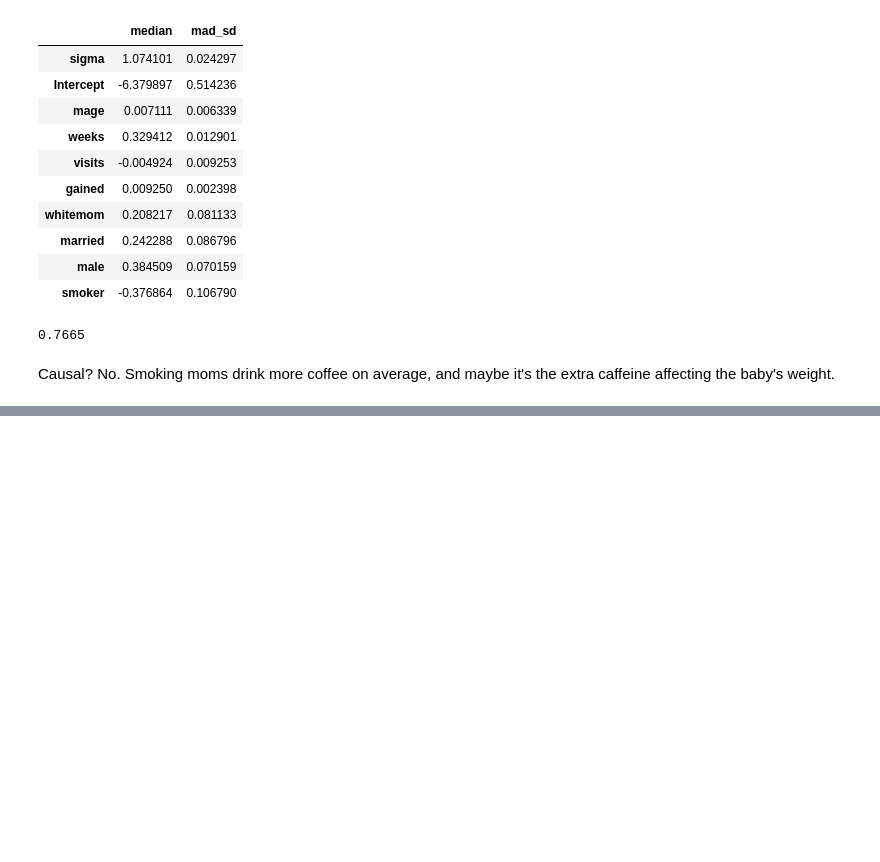
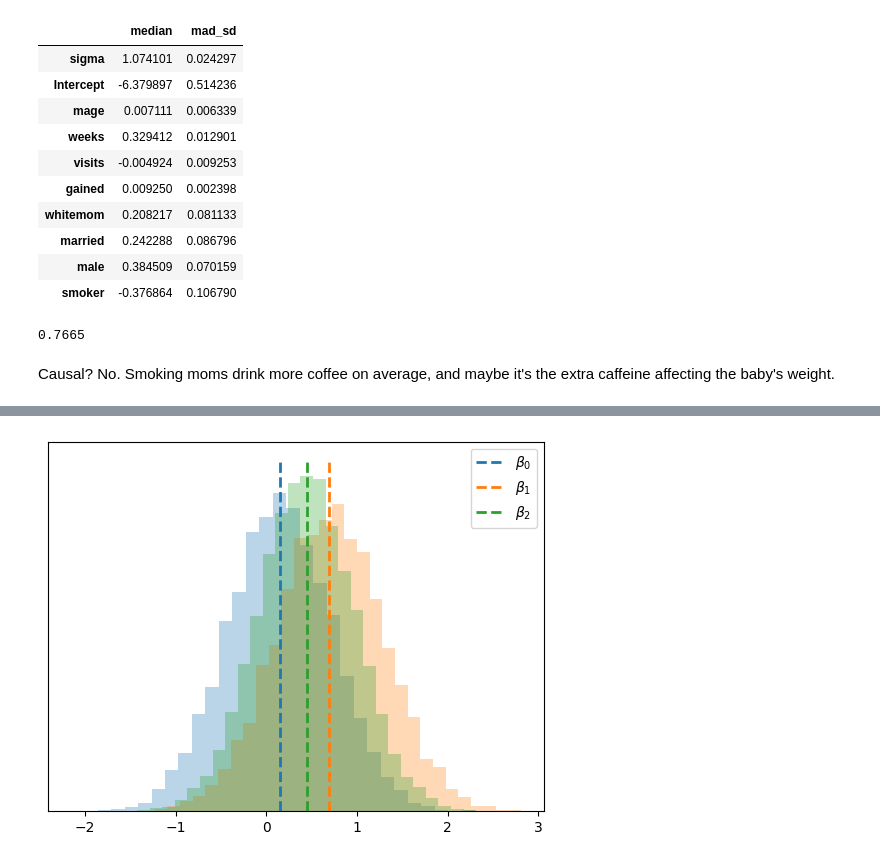
Before and after one commit to mgreenbe/DATA335W2025, a Jupyter notebook: code/chapter_11.ipynb, the cells around one changed output, grey strips where cells are left out. Cells and saved outputs as stored; diff of their text form; code cells hidden in the pictures; blank space fills up the shorter version.

```diff
--- a/code/chapter_11.ipynb
+++ b/code/chapter_11.ipynb
@@ -574,0 +671,9 @@ df
+# %%
+r = 1000
+coef_ests = np.zeros((r, 2))
+coef_ses = np.zeros((r, 2))
+for i in range(r):
+    y = make_data()
+    fit = lm("y ~ x", {"y": y, "x": x})
+    coef_ests[i] = fit.coef_est
+    coef_ses[i] = fit.coef_se
@@ -574,0 +734,37 @@ df
+# %%
+n = 30
+p = 3
+rng = np.random.default_rng(42)
+X = rng.uniform(size=(n, p))
+beta = rng.uniform(size=p)
+
+
+def make_y():
+    epsilon = rng.normal(size=n)
+    y = X @ beta + epsilon
+    return y
+
+
+r = 10000
+beta_hats = np.zeros((r, p))
+
+U = np.linalg.inv(X.T @ X) @ X.T
+for i in range(r):
+    y = make_y()
+    beta_hats[i] = U @ y
+
+expected_beta_hat = beta + 0.5 * U @ np.ones(n)
+
+for i in range(3):
+    plt.hist(beta_hats[:, i], bins=30, density=True, alpha=0.3)
+
+ylim = plt.ylim()
+for i in range(3):
+    plt.plot([beta[i], beta[i]], ylim, "--", color=f"C{i}", lw=2, label=f"$\\beta_{i}$")
+    plt.yticks([])
+    plt.legend()
+
+
+plt.show()
+# %% [output]
+[figure, added]
```
Also changed, not shown: parts of 21 cells of this notebook, 3 other files.
